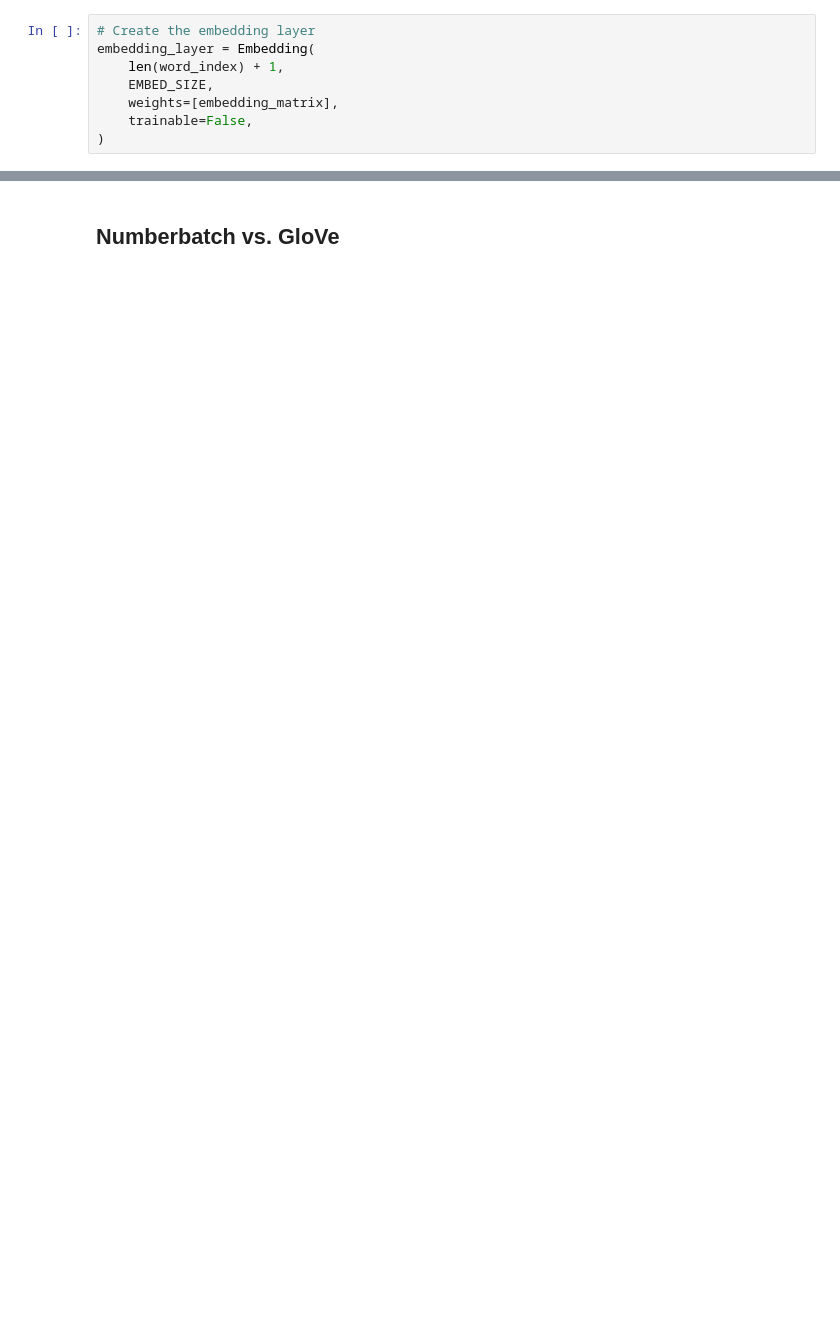
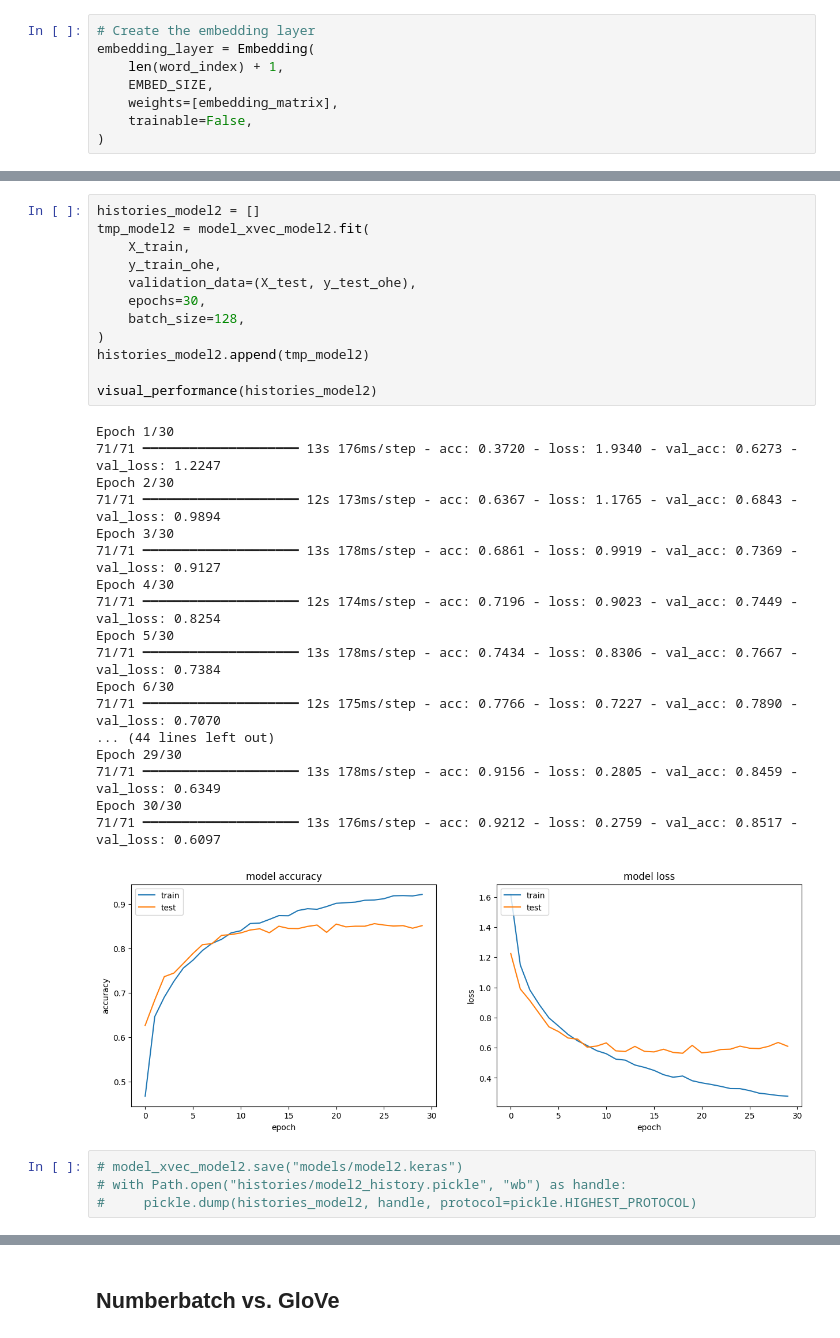
Before and after one commit to colew658/sequential_txt_clf, a Jupyter notebook: txt_clf.ipynb, the cells around one changed output, grey strips where cells are left out. Saved outputs shown, nothing was run; the diff lists cells and outputs as text; blank space fills up the shorter version.

```diff
--- a/txt_clf.ipynb
+++ b/txt_clf.ipynb
@@ -224,0 +589,35 @@ embedding_layer = Embedding(
+# %%
+histories_model2 = []
+tmp_model2 = model_xvec_model2.fit(
+    X_train,
+    y_train_ohe,
+    validation_data=(X_test, y_test_ohe),
+    epochs=30,
+    batch_size=128,
+)
+histories_model2.append(tmp_model2)
+
+visual_performance(histories_model2)
+# %% [output]
+Epoch 1/30
+71/71 ━━━━━━━━━━━━━━━━━━━━ 13s 176ms/step - acc: 0.3720 - loss: 1.9340 - val_acc: 0.6273 - val_loss: 1.2247
+Epoch 2/30
+71/71 ━━━━━━━━━━━━━━━━━━━━ 12s 173ms/step - acc: 0.6367 - loss: 1.1765 - val_acc: 0.6843 - val_loss: 0.9894
+Epoch 3/30
+71/71 ━━━━━━━━━━━━━━━━━━━━ 13s 178ms/step - acc: 0.6861 - loss: 0.9919 - val_acc: 0.7369 - val_loss: 0.9127
+Epoch 4/30
+71/71 ━━━━━━━━━━━━━━━━━━━━ 12s 174ms/step - acc: 0.7196 - loss: 0.9023 - val_acc: 0.7449 - val_loss: 0.8254
+Epoch 5/30
+71/71 ━━━━━━━━━━━━━━━━━━━━ 13s 178ms/step - acc: 0.7434 - loss: 0.8306 - val_acc: 0.7667 - val_loss: 0.7384
+Epoch 6/30
+71/71 ━━━━━━━━━━━━━━━━━━━━ 12s 175ms/step - acc: 0.7766 - loss: 0.7227 - val_acc: 0.7890 - val_loss: 0.7070
+... (44 lines left out)
+Epoch 29/30
+71/71 ━━━━━━━━━━━━━━━━━━━━ 13s 178ms/step - acc: 0.9156 - loss: 0.2805 - val_acc: 0.8459 - val_loss: 0.6349
+Epoch 30/30
+71/71 ━━━━━━━━━━━━━━━━━━━━ 13s 176ms/step - acc: 0.9212 - loss: 0.2759 - val_acc: 0.8517 - val_loss: 0.6097
+[figure, added]
+# %%
+# model_xvec_model2.save("models/model2.keras")
+# with Path.open("histories/model2_history.pickle", "wb") as handle:
+#     pickle.dump(histories_model2, handle, protocol=pickle.HIGHEST_PROTOCOL)
```
Also changed, not shown: parts of 31 cells of this notebook, 4 other files.
